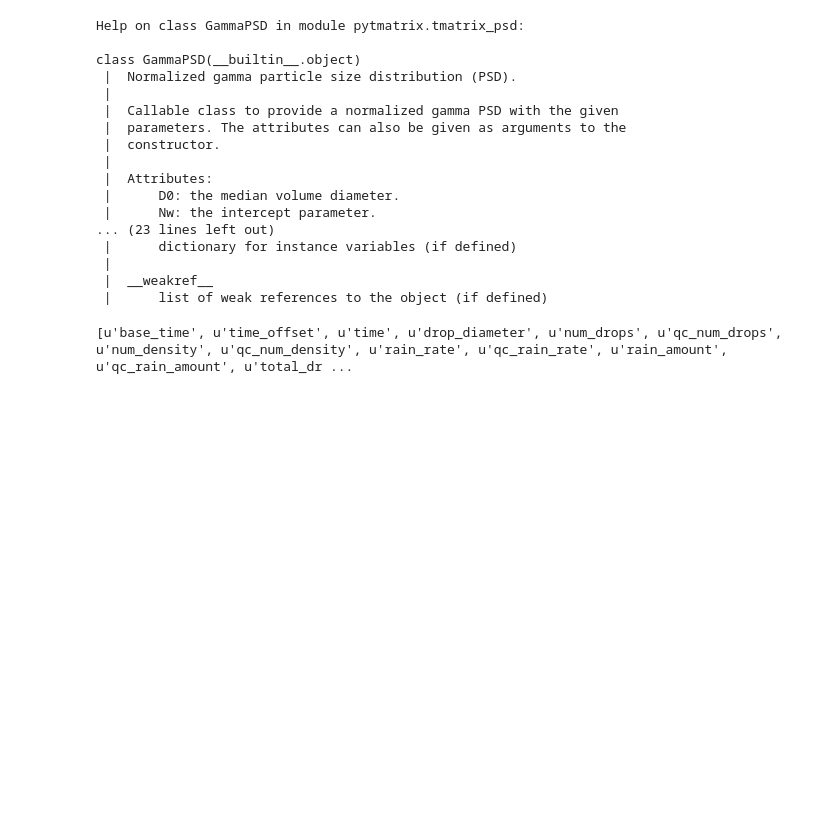
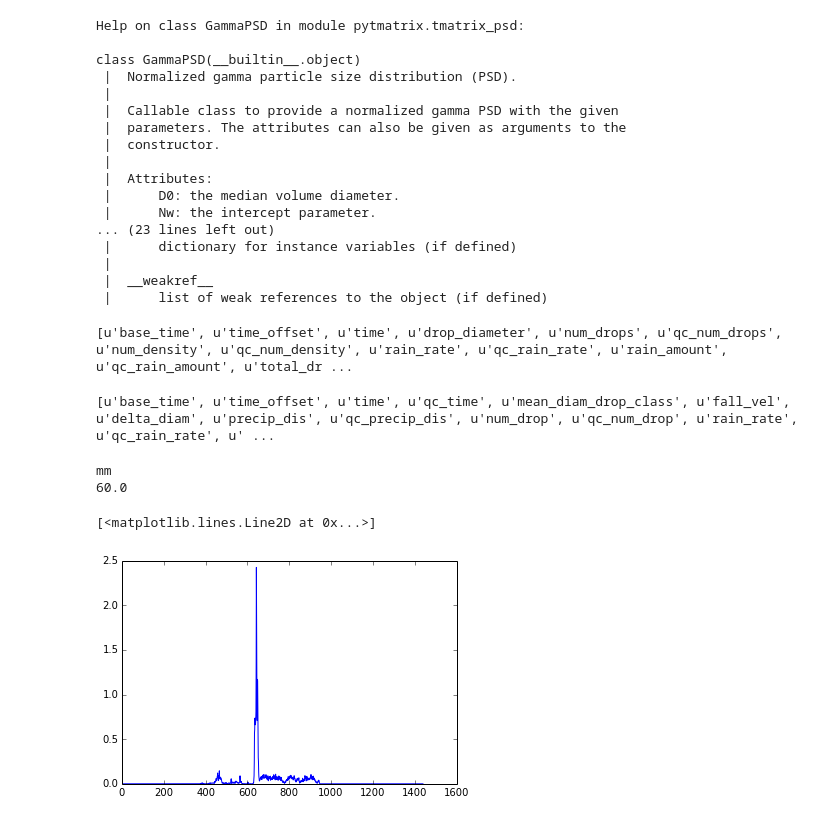
Before and after one commit to scollis/notebooks, a Jupyter notebook: 2DVD exploration.ipynb, the cells around one changed output. Drawn from its saved outputs; the diff is of its cells as text; code cells hidden in the pictures; blank space fills up the shorter version.

```diff
--- a/2DVD exploration.ipynb
+++ b/2DVD exploration.ipynb
@@ -191,3 +211,21 @@ class GammaPSD(__builtin__.object)
 print distrodata.variables.keys()
 # %% [output]
 [u'base_time', u'time_offset', u'time', u'drop_diameter', u'num_drops', u'qc_num_drops', u'num_density', u'qc_num_density', u'rain_rate', u'qc_rain_rate', u'rain_amount', u'qc_rain_amount', u'total_dr ...
+# %%
+impactdistrodata = netCDF4.Dataset('/data/distro/sgpdisdrometerC1.b1.20110520.000000.cdf', 'r')
+# %%
+print impactdistrodata.variables.keys()
+# %% [output]
+[u'base_time', u'time_offset', u'time', u'qc_time', u'mean_diam_drop_class', u'fall_vel', u'delta_diam', u'precip_dis', u'qc_precip_dis', u'num_drop', u'qc_num_drop', u'rain_rate', u'qc_rain_rate', u' ...
+# %%
+print impactdistrodata.variables['precip_dis'].units
+dt=impactdistrodata.variables['time'][1]- impactdistrodata.variables['time'][0]
+print dt
+# %% [output]
+mm
+60.0
+# %%
+plt.plot(impactdistrodata.variables['precip_dis'][:])
+# %% [output]
+[<matplotlib.lines.Line2D at 0x...>]
+[figure, added]
```
Also changed, not shown: parts of 4 cells of this notebook.
